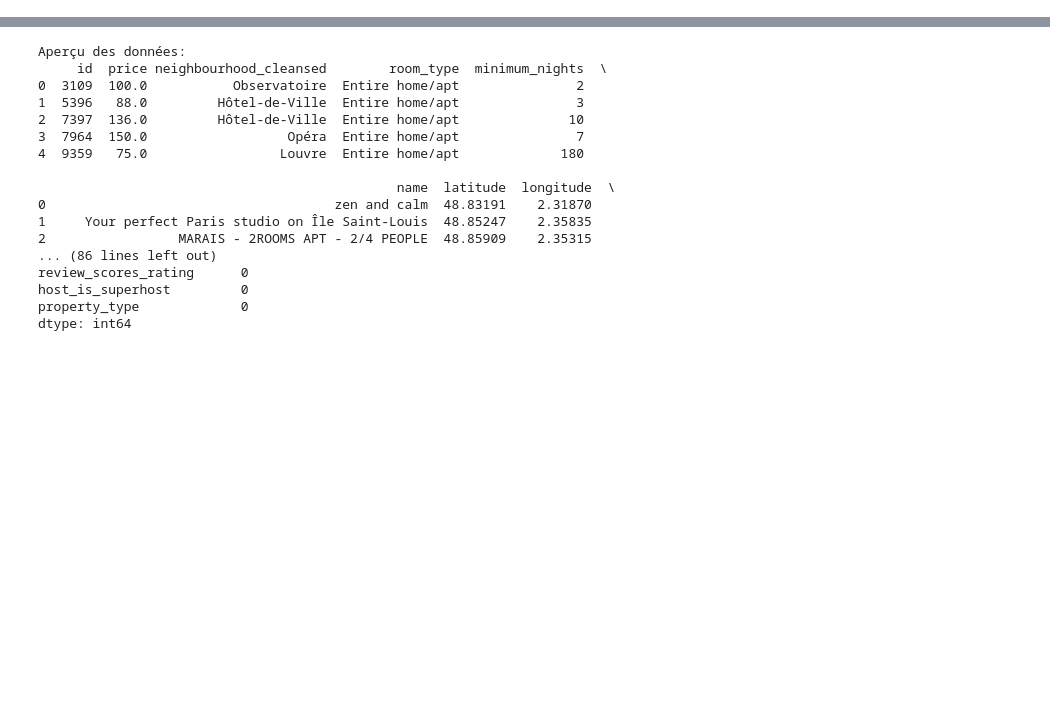
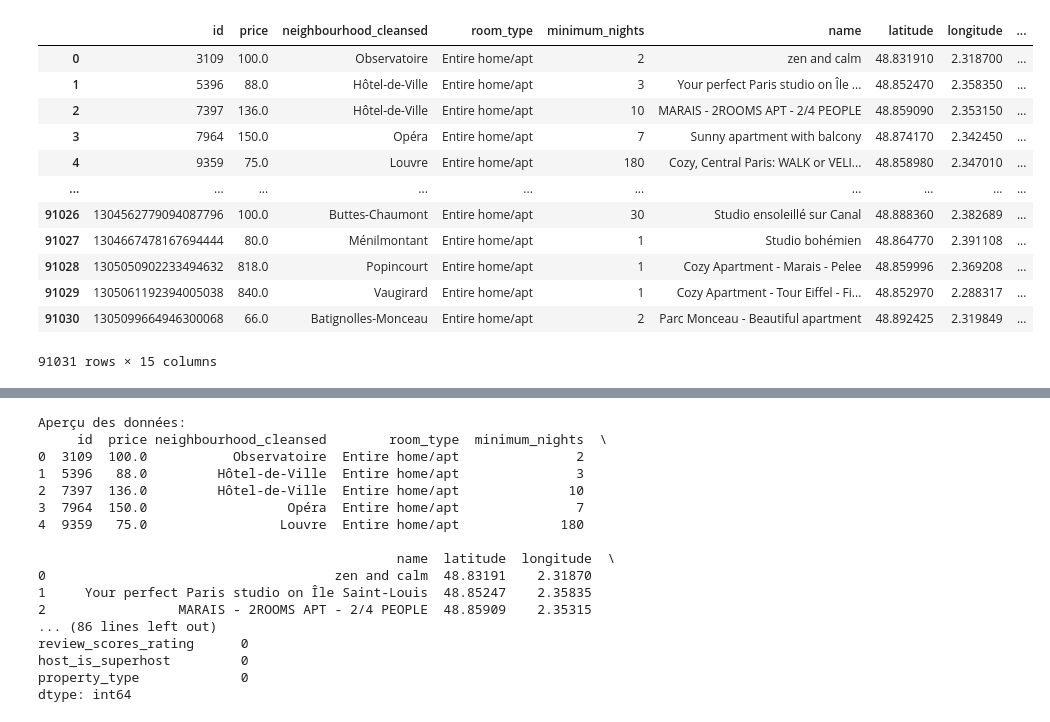
Before and after one commit to Hicham77500/Projet_AirBnB_Prediction, a Jupyter notebook: notebooks/01_data_exploration.ipynb, the cells around one changed output, grey strips where cells are left out. Drawn from its saved outputs; the diff is of its cells as text; code cells hidden in the pictures; blank space fills up the shorter version.

```diff
--- a/notebooks/01_data_exploration.ipynb
+++ b/notebooks/01_data_exploration.ipynb
@@ -0,0 +7,18 @@
+# %%
+# Charger les données nettoyées
+df = pd.read_csv("/Users/corsair/Documents/Projet_AirBnB_Prediction/airbnb-price-prediction/data/processed/paris_listings_cleaned.csv")
+df
+# %% [output]
+|  | id | price | neighbourhood_cleansed | room_type | minimum_nights | name | latitude | longitude | ... |
+| 0 | 3109 | 100.0 | Observatoire | Entire home/apt | 2 | zen and calm | 48.831910 | 2.318700 | ... |
+| 1 | 5396 | 88.0 | Hôtel-de-Ville | Entire home/apt | 3 | Your perfect Paris studio on Île ... | 48.852470 | 2.358350 | ... |
+| 2 | 7397 | 136.0 | Hôtel-de-Ville | Entire home/apt | 10 | MARAIS - 2ROOMS APT - 2/4 PEOPLE | 48.859090 | 2.353150 | ... |
+| 3 | 7964 | 150.0 | Opéra | Entire home/apt | 7 | Sunny apartment with balcony | 48.874170 | 2.342450 | ... |
+| 4 | 9359 | 75.0 | Louvre | Entire home/apt | 180 | Cozy, Central Paris: WALK or VELI... | 48.858980 | 2.347010 | ... |
+| ... | ... | ... | ... | ... | ... | ... | ... | ... | ... |
+| 91026 | 1304562779094087796 | 100.0 | Buttes-Chaumont | Entire home/apt | 30 | Studio ensoleillé sur Canal | 48.888360 | 2.382689 | ... |
+| 91027 | 1304667478167694444 | 80.0 | Ménilmontant | Entire home/apt | 1 | Studio bohémien | 48.864770 | 2.391108 | ... |
+| 91028 | 1305050902233494632 | 818.0 | Popincourt | Entire home/apt | 1 | Cozy Apartment - Marais - Pelee | 48.859996 | 2.369208 | ... |
+| 91029 | 1305061192394005038 | 840.0 | Vaugirard | Entire home/apt | 1 | Cozy Apartment - Tour Eiffel - Fi... | 48.852970 | 2.288317 | ... |
+| 91030 | 1305099664946300068 | 66.0 | Batignolles-Monceau | Entire home/apt | 2 | Parc Monceau - Beautiful apartment | 48.892425 | 2.319849 | ... |
+91031 rows × 15 columns
```
Also changed, not shown: parts of 5 cells of this notebook, 3 other files.
